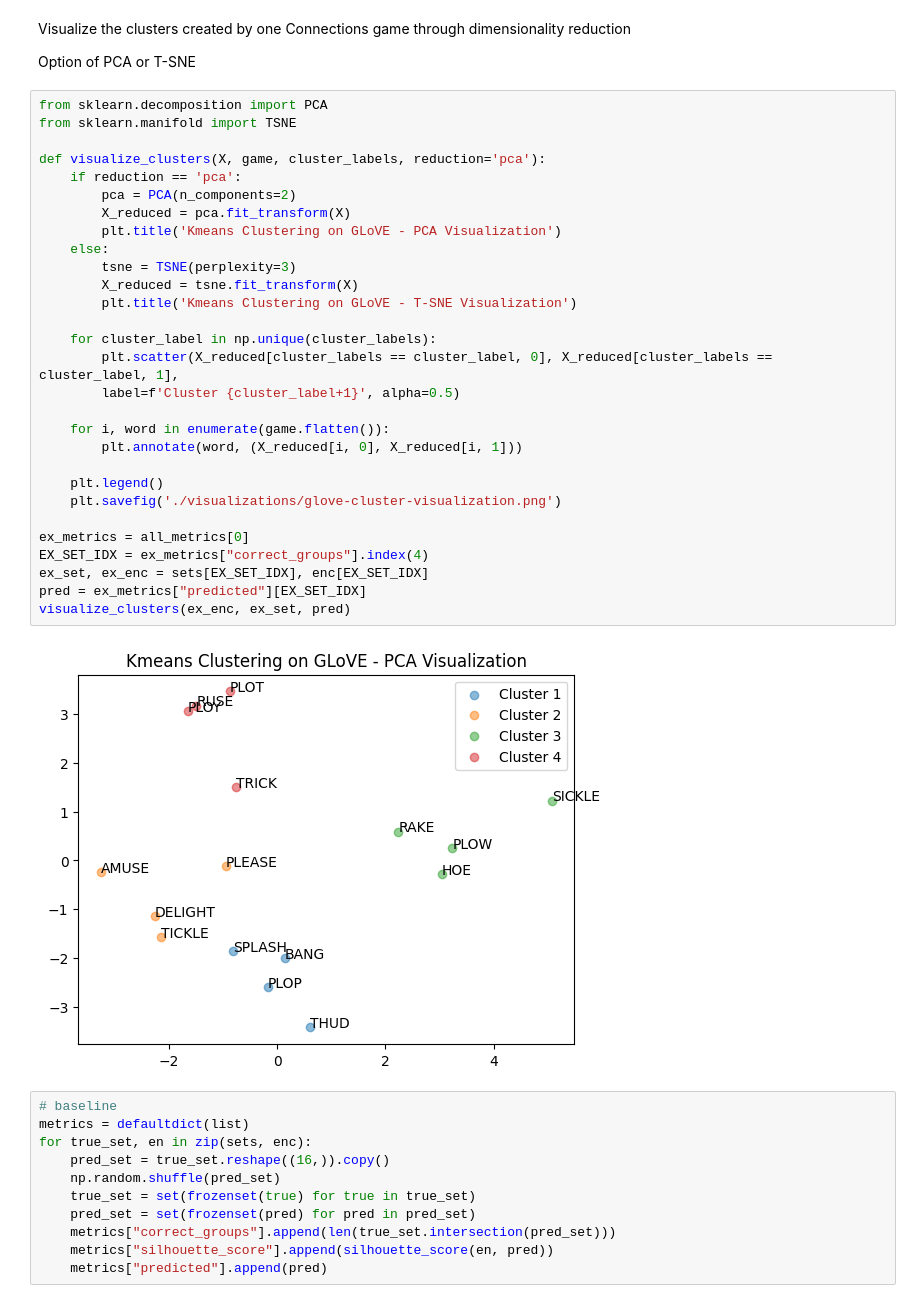
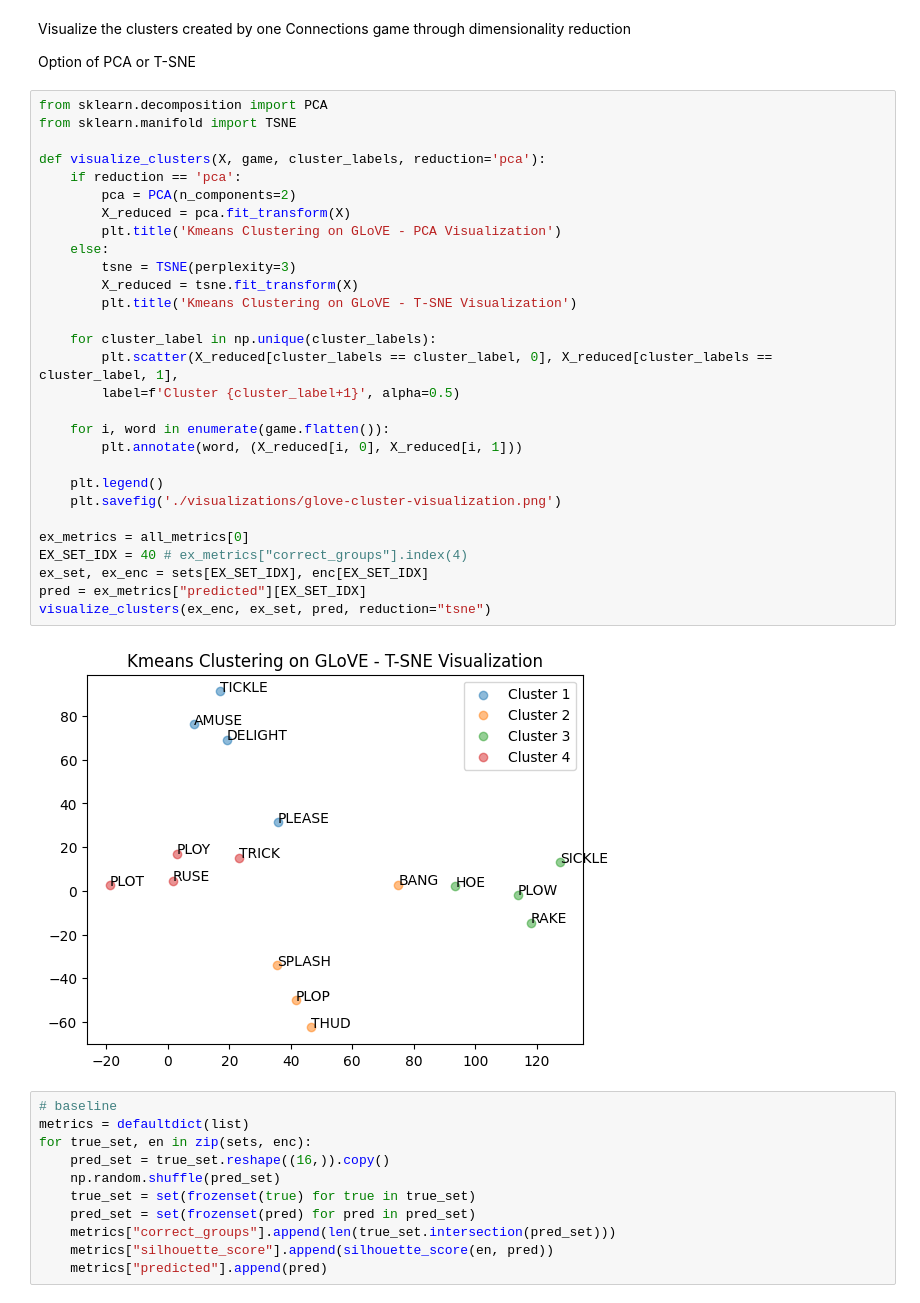
Before and after one commit to BenjaminHinchliff/CSC480-nyt-connections, a Jupyter notebook: glove.ipynb, the cells around one changed output. Drawn from its saved outputs; the diff is of its cells as text.

Commit message:
update glove cluster visualizations to use tsne for consistency

```diff
--- a/glove.ipynb
+++ b/glove.ipynb
@@ -183,34 +183,34 @@ Option of PCA or T-SNE
 # %%
 from sklearn.decomposition import PCA
 from sklearn.manifold import TSNE
 
 def visualize_clusters(X, game, cluster_labels, reduction='pca'):
     if reduction == 'pca':
         pca = PCA(n_components=2)
         X_reduced = pca.fit_transform(X)
         plt.title('Kmeans Clustering on GLoVE - PCA Visualization')
     else:
         tsne = TSNE(perplexity=3)
         X_reduced = tsne.fit_transform(X)
         plt.title('Kmeans Clustering on GLoVE - T-SNE Visualization')
 
     for cluster_label in np.unique(cluster_labels):
         plt.scatter(X_reduced[cluster_labels == cluster_label, 0], X_reduced[cluster_labels == cluster_label, 1],
         label=f'Cluster {cluster_label+1}', alpha=0.5)
 
     for i, word in enumerate(game.flatten()):
         plt.annotate(word, (X_reduced[i, 0], X_reduced[i, 1]))
 
     plt.legend()
     plt.savefig('./visualizations/glove-cluster-visualization.png')
 
 ex_metrics = all_metrics[0]
-EX_SET_IDX = ex_metrics["correct_groups"].index(4)
+EX_SET_IDX = 40 # ex_metrics["correct_groups"].index(4)
 ex_set, ex_enc = sets[EX_SET_IDX], enc[EX_SET_IDX]
 pred = ex_metrics["predicted"][EX_SET_IDX]
-visualize_clusters(ex_enc, ex_set, pred)
+visualize_clusters(ex_enc, ex_set, pred, reduction="tsne")
 # %% [output]
-[figure, old version]
+[figure, new version]
 # %%
 # baseline
 metrics = defaultdict(list)
```
Also changed, not shown: parts of 8 cells of this notebook, 2 other files.
